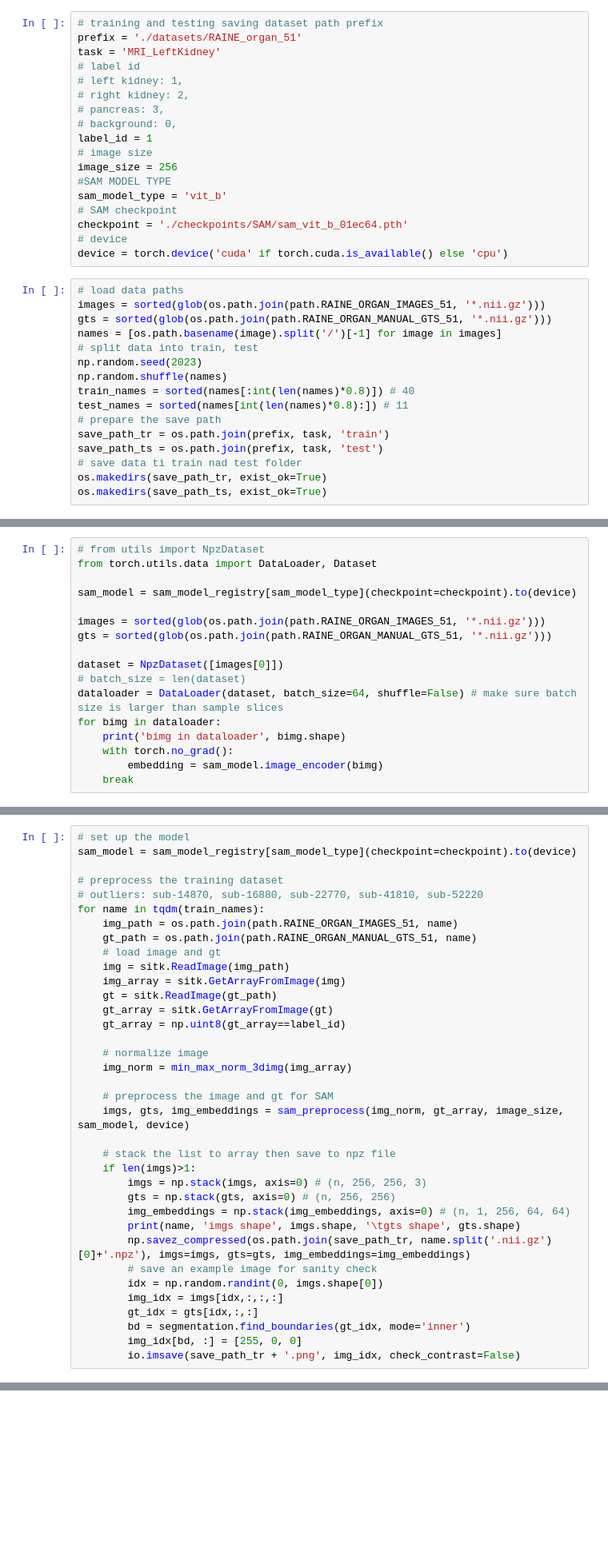
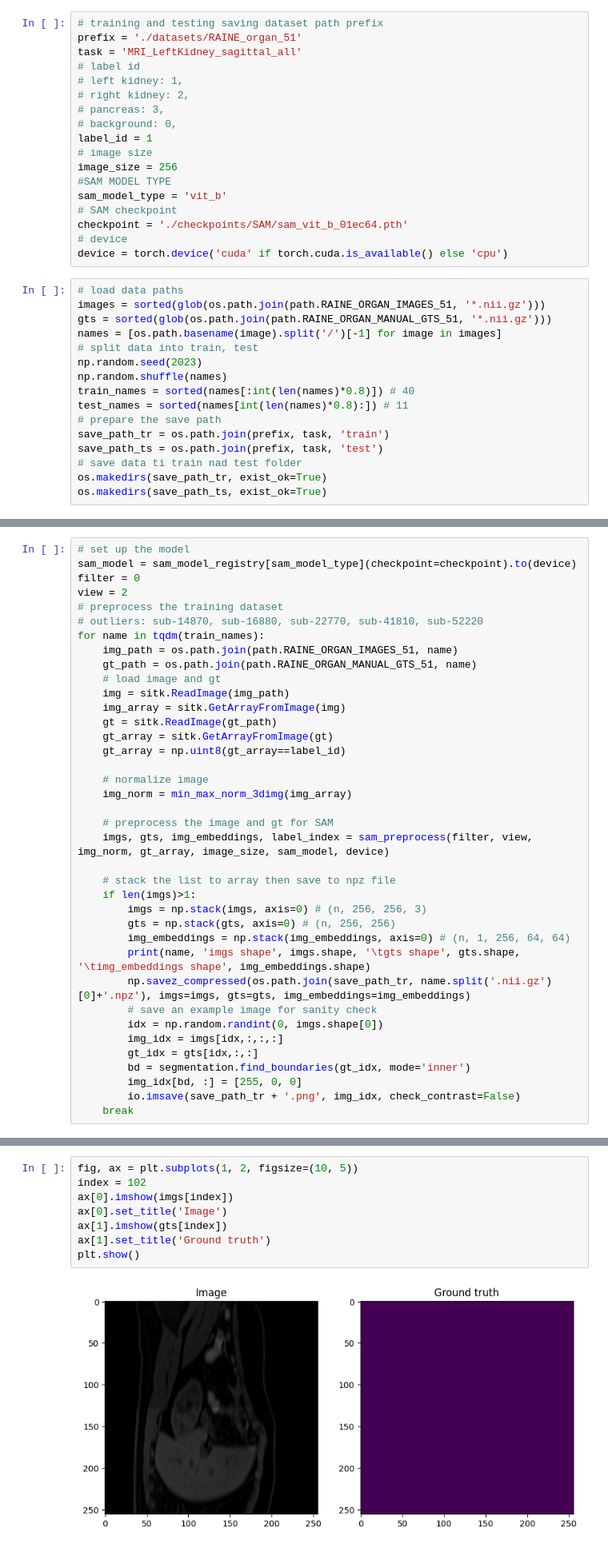
Before and after one commit to yexincheng/ALMRI, a Jupyter notebook: prepare_dataset.ipynb, the cells around one changed output, grey strips where cells are left out. Shown at 80% size. Cells and saved outputs as stored; diff of their text form; blank space fills up the shorter version.

Commit message:
embed all slice for 3 views

```diff
--- a/prepare_dataset.ipynb
+++ b/prepare_dataset.ipynb
@@ -16,7 +17,7 @@ from pre_embeddings import sam_preprocess
 # %%
 # training and testing saving dataset path prefix
 prefix = './datasets/RAINE_organ_51'
-task = 'MRI_LeftKidney'
+task = 'MRI_LeftKidney_sagittal_all'
 # label id
 # left kidney: 1,
 # right kidney: 2,
@@ -78,20 +51,3 @@ class NpzDataset(Dataset):
-# %%
-# from utils import NpzDataset
-from torch.utils.data import DataLoader, Dataset
-
-sam_model = sam_model_registry[sam_model_type](checkpoint=checkpoint).to(device)
-
-images = sorted(glob(os.path.join(path.RAINE_ORGAN_IMAGES_51, '*.nii.gz')))
-gts = sorted(glob(os.path.join(path.RAINE_ORGAN_MANUAL_GTS_51, '*.nii.gz')))
-
-dataset = NpzDataset([images[0]])
-# batch_size = len(dataset)
-dataloader = DataLoader(dataset, batch_size=64, shuffle=False) # make sure batch size is larger than sample slices
-for bimg in dataloader:
-    print('bimg in dataloader', bimg.shape)
-    with torch.no_grad():
-        embedding = sam_model.image_encoder(bimg)
-    break
 # %%
 for name in train_names:
     img_path = os.path.join(path.RAINE_ORGAN_IMAGES_51, name)
@@ -130,7 +140,8 @@ plt.show()
 # %%
 # set up the model
 sam_model = sam_model_registry[sam_model_type](checkpoint=checkpoint).to(device)
-
+filter = 0
+view = 2
 # preprocess the training dataset
 # outliers: sub-14870, sub-16880, sub-22770, sub-41810, sub-52220
 for name in tqdm(train_names):
@@ -147,14 +158,14 @@ for name in tqdm(train_names):
     img_norm = min_max_norm_3dimg(img_array)
 
     # preprocess the image and gt for SAM
-    imgs, gts, img_embeddings = sam_preprocess(img_norm, gt_array, image_size, sam_model, device)
+    imgs, gts, img_embeddings, label_index = sam_preprocess(filter, view, img_norm, gt_array, image_size, sam_model, device)
 
     # stack the list to array then save to npz file
     if len(imgs)>1:
         imgs = np.stack(imgs, axis=0) # (n, 256, 256, 3)
         gts = np.stack(gts, axis=0) # (n, 256, 256)
         img_embeddings = np.stack(img_embeddings, axis=0) # (n, 1, 256, 64, 64)
-        print(name, 'imgs shape', imgs.shape, '\tgts shape', gts.shape)
+        print(name, 'imgs shape', imgs.shape, '\tgts shape', gts.shape, '\timg_embeddings shape', img_embeddings.shape)
         np.savez_compressed(os.path.join(save_path_tr, name.split('.nii.gz')[0]+'.npz'), imgs=imgs, gts=gts, img_embeddings=img_embeddings)
         # save an example image for sanity check
         idx = np.random.randint(0, imgs.shape[0])
@@ -163,3 +174,4 @@ for name in tqdm(train_names):
         bd = segmentation.find_boundaries(gt_idx, mode='inner')
         img_idx[bd, :] = [255, 0, 0]
         io.imsave(save_path_tr + '.png', img_idx, check_contrast=False)
+    break
@@ -214,0 +180,10 @@ with open(os.path.join(save_path_ts, 'sub_index.json'), 'w') as f:
+# %%
+fig, ax = plt.subplots(1, 2, figsize=(10, 5))
+index = 102
+ax[0].imshow(imgs[index])
+ax[0].set_title('Image')
+ax[1].imshow(gts[index])
+ax[1].set_title('Ground truth')
+plt.show()
+# %% [output]
+[figure, added]
```
Also changed, not shown: parts of 12 cells of this notebook, 2 other files.
